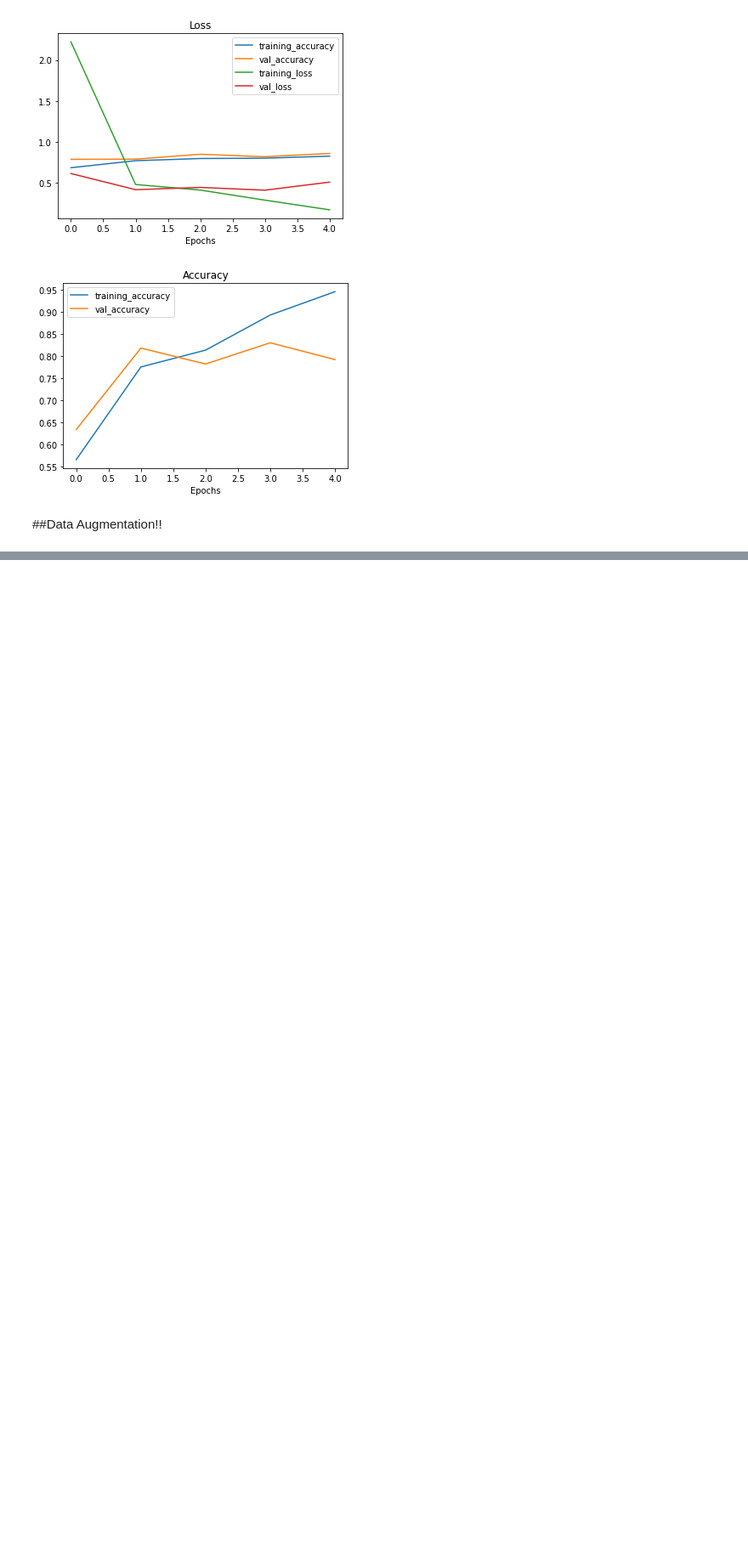
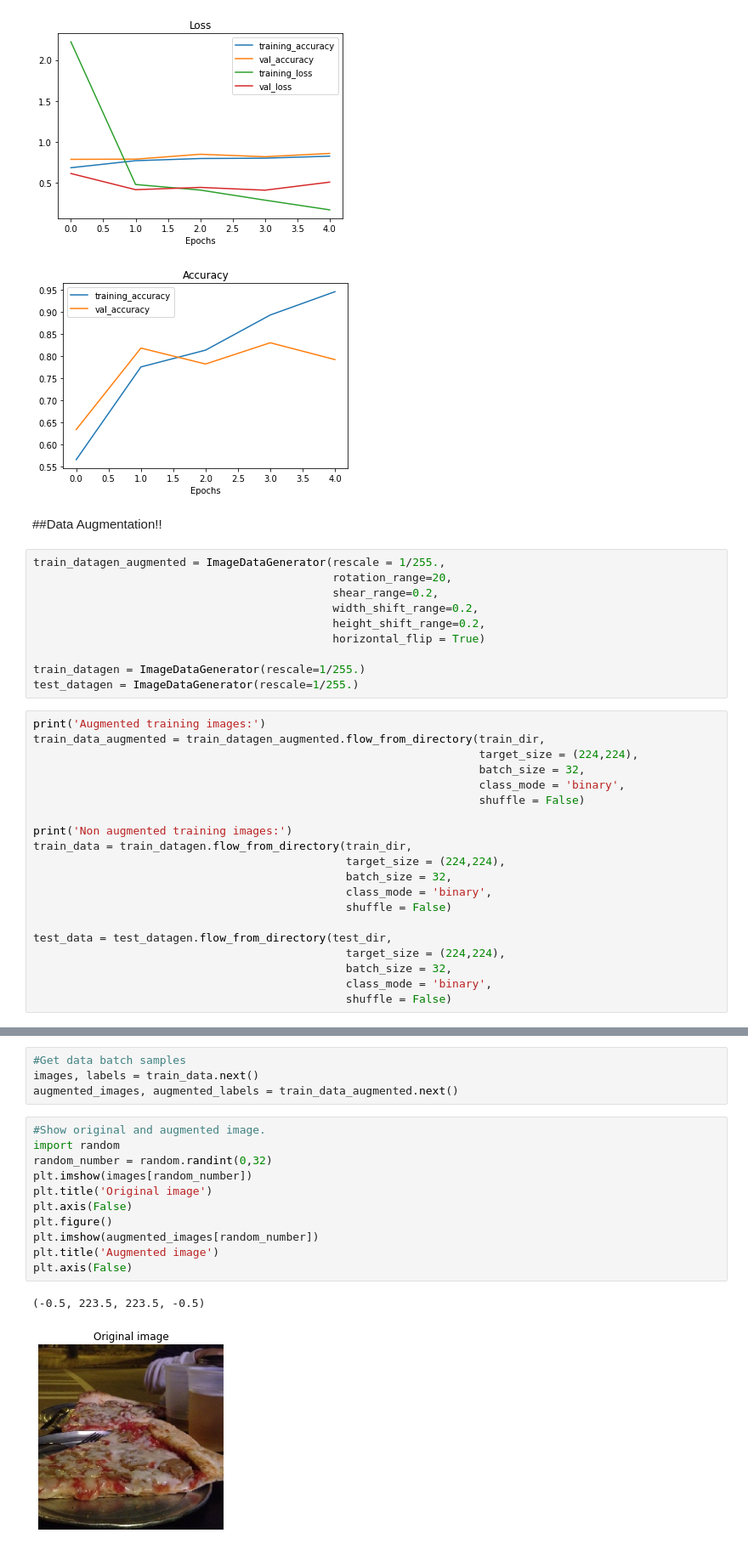
Before and after one commit to Rubnserrano/TF-Certification, a Jupyter notebook: 03_curso_tensorflow_certificate.ipynb, the cells around one changed output, grey strips where cells are left out. Shown at 85% size. Saved outputs shown, nothing was run; the diff lists cells and outputs as text; blank space fills up the shorter version.

```diff
--- a/03_curso_tensorflow_certificate.ipynb
+++ b/03_curso_tensorflow_certificate.ipynb
@@ -524,3 +514,33 @@ plot_loss_curves(history5)
 [figure]
 # %% [markdown]
 ##Data Augmentation!!
+# %%
+train_datagen_augmented = ImageDataGenerator(rescale = 1/255.,
+                                             rotation_range=20,
+                                             shear_range=0.2,
+                                             width_shift_range=0.2,
+                                             height_shift_range=0.2,
+                                             horizontal_flip = True)
+
+train_datagen = ImageDataGenerator(rescale=1/255.)
+test_datagen = ImageDataGenerator(rescale=1/255.)
+# %%
+print('Augmented training images:')
+train_data_augmented = train_datagen_augmented.flow_from_directory(train_dir,
+                                                                   target_size = (224,224),
+                                                                   batch_size = 32,
+                                                                   class_mode = 'binary',
+                                                                   shuffle = False)
+
+print('Non augmented training images:')
+train_data = train_datagen.flow_from_directory(train_dir,
+                                               target_size = (224,224),
+                                               batch_size = 32,
+                                               class_mode = 'binary',
+                                               shuffle = False)
+
+test_data = test_datagen.flow_from_directory(test_dir,
+                                               target_size = (224,224),
+                                               batch_size = 32,
+                                               class_mode = 'binary',
+                                               shuffle = False)
@@ -526,0 +553,18 @@ plot_loss_curves(history5)
+# %%
+#Get data batch samples
+images, labels = train_data.next()
+augmented_images, augmented_labels = train_data_augmented.next()
+# %%
+#Show original and augmented image.
+import random
+random_number = random.randint(0,32)
+plt.imshow(images[random_number])
+plt.title('Original image')
+plt.axis(False)
+plt.figure()
+plt.imshow(augmented_images[random_number])
+plt.title('Augmented image')
+plt.axis(False)
+# %% [output]
+(-0.5, 223.5, 223.5, -0.5)
+[figure, added]
```
Also changed, not shown: parts of 46 cells of this notebook.
